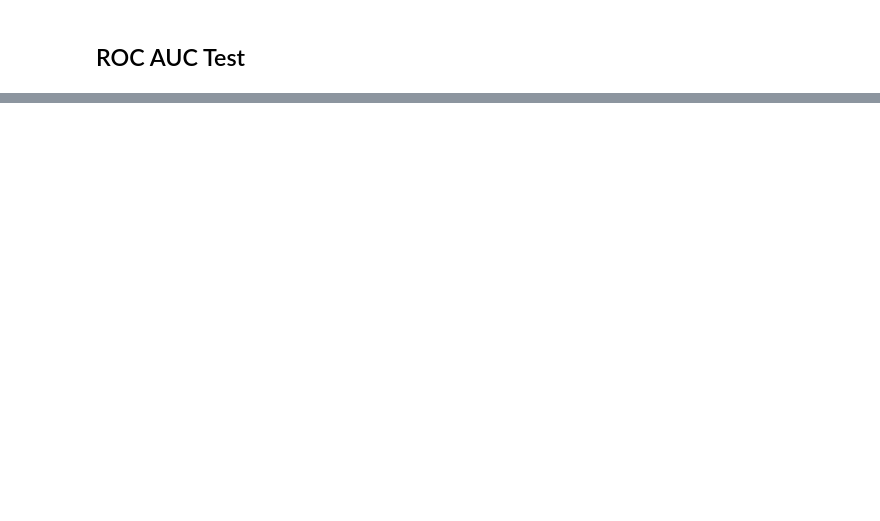
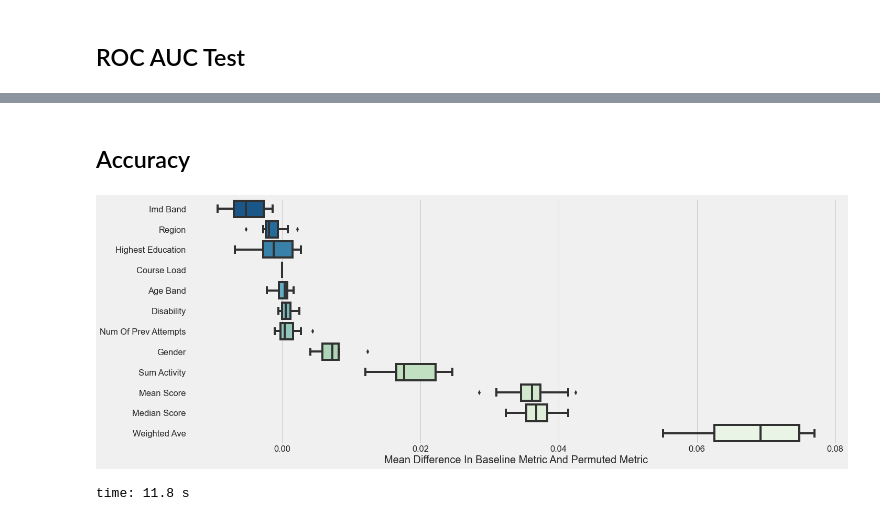
Before and after one commit to jeffreyhwatson/online_outcomes, a Jupyter notebook: notebooks/exploratory/half_term_modeling.ipynb, the cells around one changed output, grey strips where cells are left out. Cells and saved outputs as stored; diff of their text form; code cells hidden in the pictures; blank space fills up the shorter version.

```diff
--- a/notebooks/exploratory/half_term_modeling.ipynb
+++ b/notebooks/exploratory/half_term_modeling.ipynb
@@ -1398,0 +1265,7 @@ time: 894 ms
+# %% [markdown]
+## Accuracy
+# %%
+f.perm_importances(vc_sm, X_test, y_test, 'accuracy')
+# %% [output]
+[figure, added]
+time: 11.8 s
```
Also changed, not shown: parts of 163 cells of this notebook, 9 other files.
